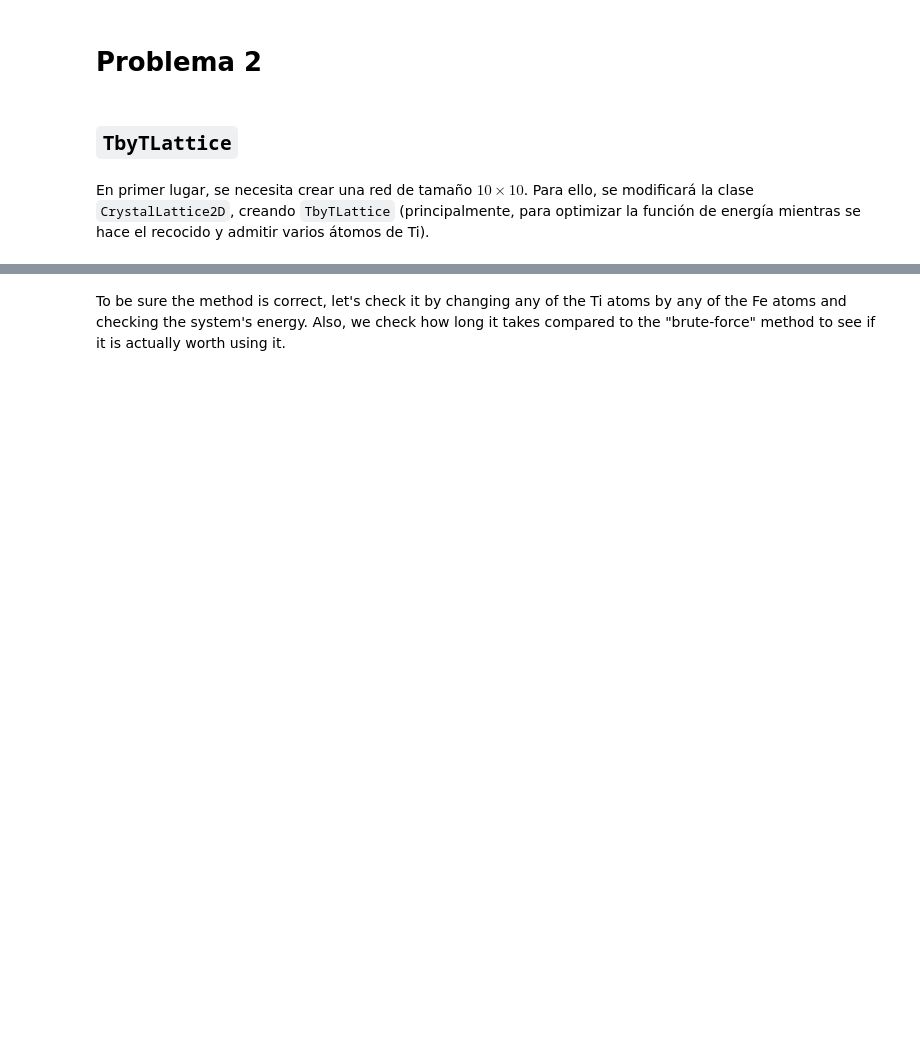
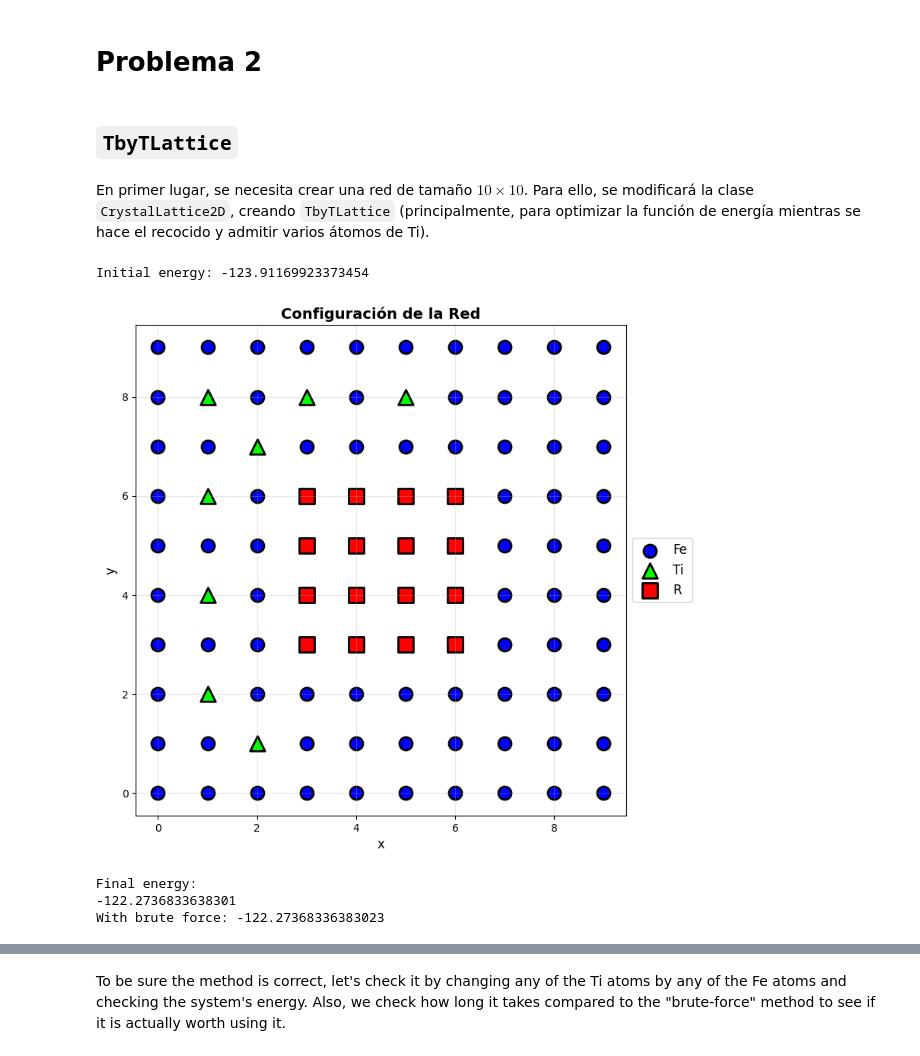
Before and after one commit to Unbo10/Markov, a Jupyter notebook: Parcial2.ipynb, the cells around one changed output, grey strips where cells are left out. Cells and saved outputs as stored; diff of their text form; code cells hidden in the pictures; blank space fills up the shorter version.

```diff
--- a/Parcial2.ipynb
+++ b/Parcial2.ipynb
@@ -890,3 +866,21 @@ def create_10x10_lattice() -> TbyTLattice:
     # import pdb; pdb.set_trace()
 
     return lattice
+# %%
+lattice: TbyTLattice = create_nxn_lattice(10)
+ti_sites = [(1, 6), (5, 8), (2, 7), (3, 8), (2, 1), (1, 2), (1, 4), (1, 8)]
+for ti in ti_sites:
+    lattice.swap_ti_position(None, ti)
+init_energy: float = lattice.calculate_total_energy(None, None, None)
+print("Initial energy:", init_energy)
+lattice.visualize()
+print("Final energy:")
+print(lattice.calculate_total_energy((1, 6), (1, 1), init_energy))
+print("With brute force:",lattice.calculate_total_energy(None, None, None))
+lattice.visualize()
+# %% [output]
+Initial energy: -123.91169923373454
+[figure, added]
+Final energy:
+-122.2736833638301
+With brute force: -122.27368336383023
```
Also changed, not shown: parts of 15 cells of this notebook.
